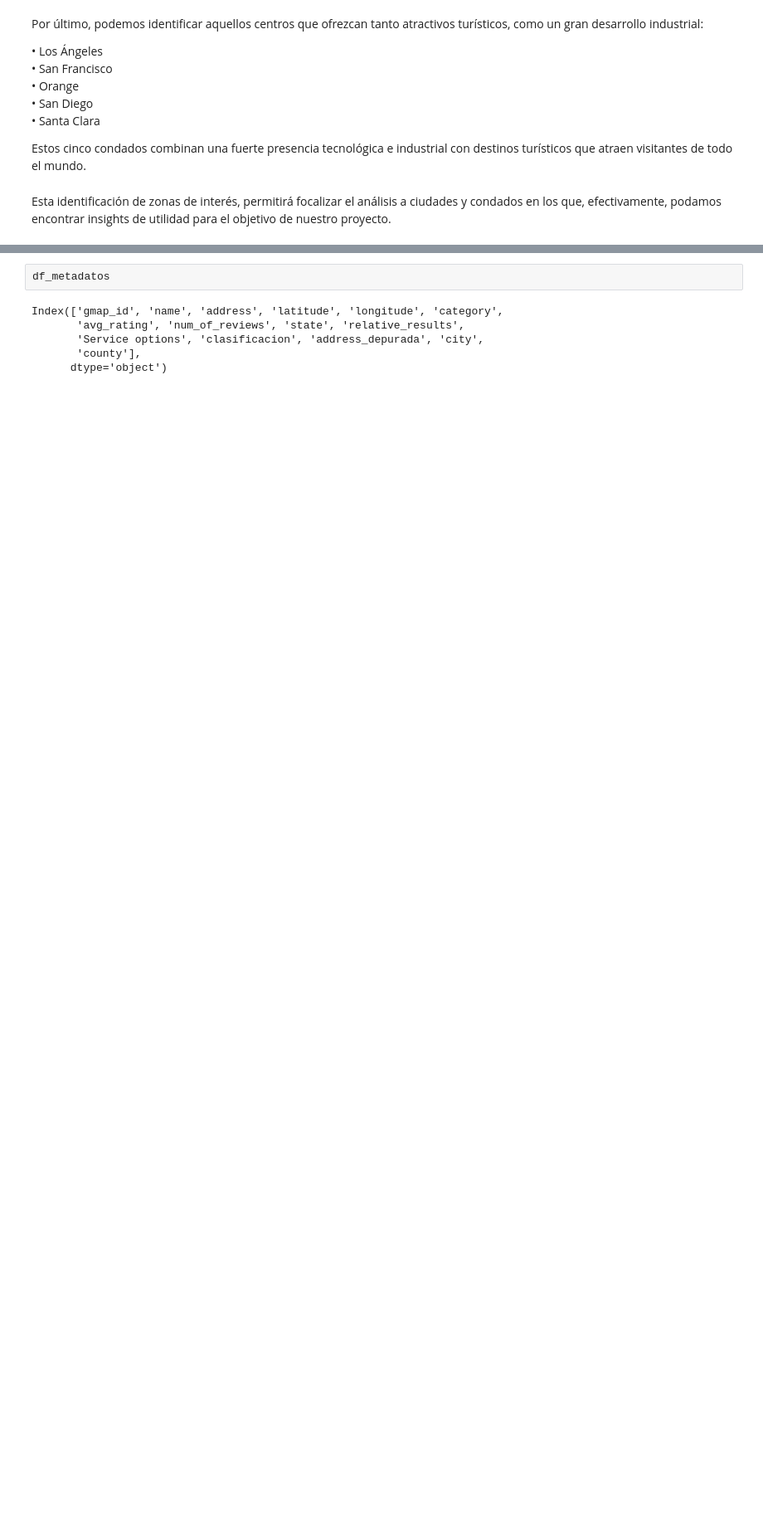
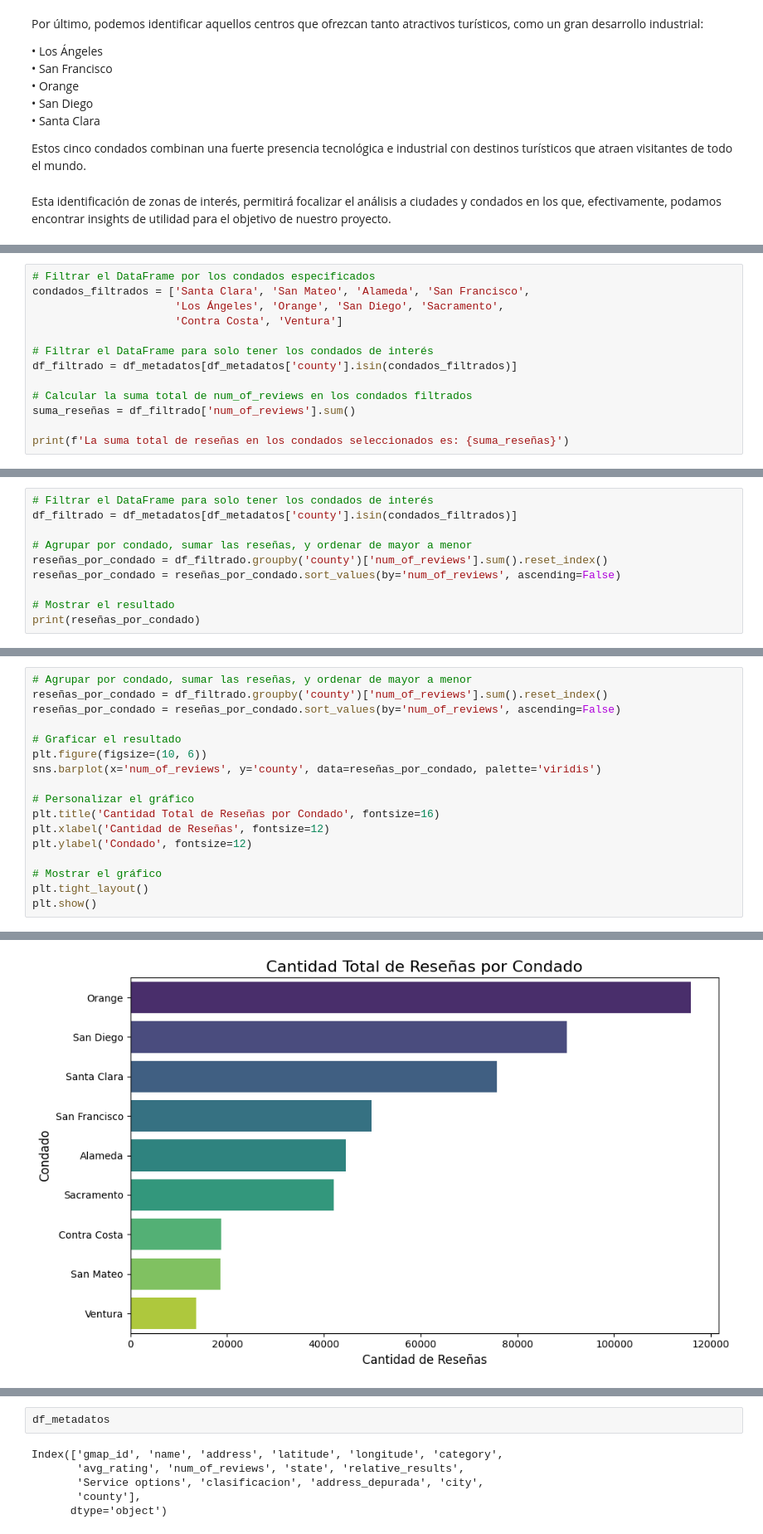
Before and after one commit to gastorellano/epicurean_project, a Jupyter notebook: Data Analytics/EDA muestra.ipynb, the cells around one changed output, grey strips where cells are left out. Shown at 83% size. Drawn from its saved outputs; the diff is of its cells as text; blank space fills up the shorter version.

```diff
--- a/Data Analytics/EDA muestra.ipynb
+++ b/Data Analytics/EDA muestra.ipynb
@@ -669,0 +675,13 @@ Esta identificación de zonas de interés, permitirá focalizar el análisis a c
+# %%
+# Filtrar el DataFrame por los condados especificados
+condados_filtrados = ['Santa Clara', 'San Mateo', 'Alameda', 'San Francisco',
+                      'Los Ángeles', 'Orange', 'San Diego', 'Sacramento',
+                      'Contra Costa', 'Ventura']
+
+# Filtrar el DataFrame para solo tener los condados de interés
+df_filtrado = df_metadatos[df_metadatos['county'].isin(condados_filtrados)]
+
+# Calcular la suma total de num_of_reviews en los condados filtrados
+suma_reseñas = df_filtrado['num_of_reviews'].sum()
+
+print(f'La suma total de reseñas en los condados seleccionados es: {suma_reseñas}')
@@ -669,0 +690,10 @@ Esta identificación de zonas de interés, permitirá focalizar el análisis a c
+# %%
+# Filtrar el DataFrame para solo tener los condados de interés
+df_filtrado = df_metadatos[df_metadatos['county'].isin(condados_filtrados)]
+
+# Agrupar por condado, sumar las reseñas, y ordenar de mayor a menor
+reseñas_por_condado = df_filtrado.groupby('county')['num_of_reviews'].sum().reset_index()
+reseñas_por_condado = reseñas_por_condado.sort_values(by='num_of_reviews', ascending=False)
+
+# Mostrar el resultado
+print(reseñas_por_condado)
@@ -669,0 +711,18 @@ Esta identificación de zonas de interés, permitirá focalizar el análisis a c
+# %%
+# Agrupar por condado, sumar las reseñas, y ordenar de mayor a menor
+reseñas_por_condado = df_filtrado.groupby('county')['num_of_reviews'].sum().reset_index()
+reseñas_por_condado = reseñas_por_condado.sort_values(by='num_of_reviews', ascending=False)
+
+# Graficar el resultado
+plt.figure(figsize=(10, 6))
+sns.barplot(x='num_of_reviews', y='county', data=reseñas_por_condado, palette='viridis')
+
+# Personalizar el gráfico
+plt.title('Cantidad Total de Reseñas por Condado', fontsize=16)
+plt.xlabel('Cantidad de Reseñas', fontsize=12)
+plt.ylabel('Condado', fontsize=12)
+
+# Mostrar el gráfico
+plt.tight_layout()
+plt.show()
+# %% [output]
@@ -669,0 +732 @@ Esta identificación de zonas de interés, permitirá focalizar el análisis a c
+[figure, added]
```
Also changed, not shown: parts of 29 cells of this notebook.
